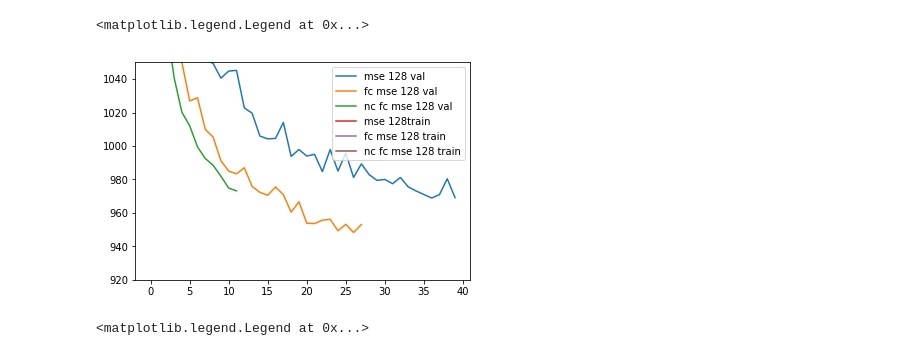
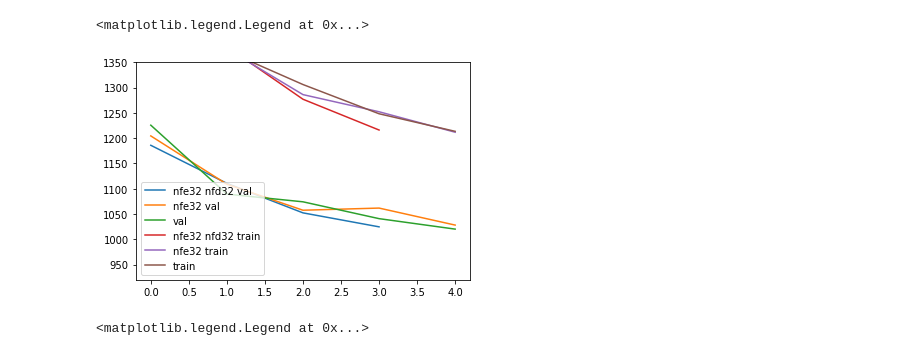
Before and after one commit to SimonTreu/sdvae, a Jupyter notebook: loss.ipynb, the cells around one changed output. Drawn from its saved outputs; the diff is of its cells as text; code cells hidden in the pictures.

```diff
--- a/loss.ipynb
+++ b/loss.ipynb
@@ -37,25 +37,27 @@ loss_01_17_mse_batch_s128 = pd.read_csv('http://www.pik-potsdam.de/~sitreu/edvae
 loss_01_17_mse = pd.read_csv('http://www.pik-potsdam.de/~sitreu/edvae/01_17_mse/01_17_mse/eval.csv', delimiter=',')
 loss_01_23_mse = pd.read_csv('http://www.pik-potsdam.de/~sitreu/edvae/01_23_mse_128_fc/01_23_mse_128_fc/eval.csv', delimiter=',')
 loss_01_23_mse_nc = pd.read_csv('http://www.pik-potsdam.de/~sitreu/edvae/01_23_mse_128_fc_nc/01_23_mse_128_fc_nc/eval.csv', delimiter=',')
+loss_01_23_mse_nc_nfe32 = pd.read_csv('http://www.pik-potsdam.de/~sitreu/edvae/01_23_mse_128_fc_nc_nfe32/01_23_mse_128_fc_nc_nfe32/eval.csv', delimiter=',')
+loss_01_23_mse_nc_nfe32_nfd32 = pd.read_csv('http://www.pik-potsdam.de/~sitreu/edvae/01_23_mse_128_fc_nc_nfe32_nfd32/01_23_mse_128_fc_nc_nfe32_nfd32/eval.csv', delimiter=',')
 # %%
 key='val_loss'
-head = 40
+head = 5
 
-plt.plot(loss_01_17_mse_batch_s128[key].head(head),label='mse 128 val')
-plt.plot(loss_01_23_mse[key].head(head).head(head),label='fc mse 128 val')
-plt.plot(loss_01_23_mse_nc[key].head(head),label='nc fc mse 128 val')
+plt.plot(loss_01_23_mse_nc_nfe32_nfd32[key].head(head).head(head),label='nfe32 nfd32 val')
+plt.plot(loss_01_23_mse_nc_nfe32[key].head(head).head(head),label='nfe32 val')
+plt.plot(loss_01_23_mse_nc[key].head(head),label='val')
 
 key='train_loss'
-plt.plot(loss_01_17_mse_batch_s128[key].head(head),label='mse 128train')
-plt.plot(loss_01_23_mse[key].head(head),label='fc mse 128 train')
-plt.plot(loss_01_23_mse_nc[key].head(head),label='nc fc mse 128 train')
+plt.plot(loss_01_23_mse_nc_nfe32_nfd32[key].head(head).head(head),label='nfe32 nfd32 train')
+plt.plot(loss_01_23_mse_nc_nfe32[key].head(head).head(head),label='nfe32 train')
+plt.plot(loss_01_23_mse_nc[key].head(head),label='train')
 
-plt.ylim([920,1050])
+plt.ylim([920,1350])
 
 plt.legend()
 # %% [output]
 <matplotlib.legend.Legend at 0x...>
-[figure, old version]
+[figure, new version]
 # %%
 key='val_loss'
 plt.plot(loss_01_11_gamma_48_nz20_batch_s128[key].head(40).rolling(window=1).mean(),label='01_11 gamma 128 val')
```
